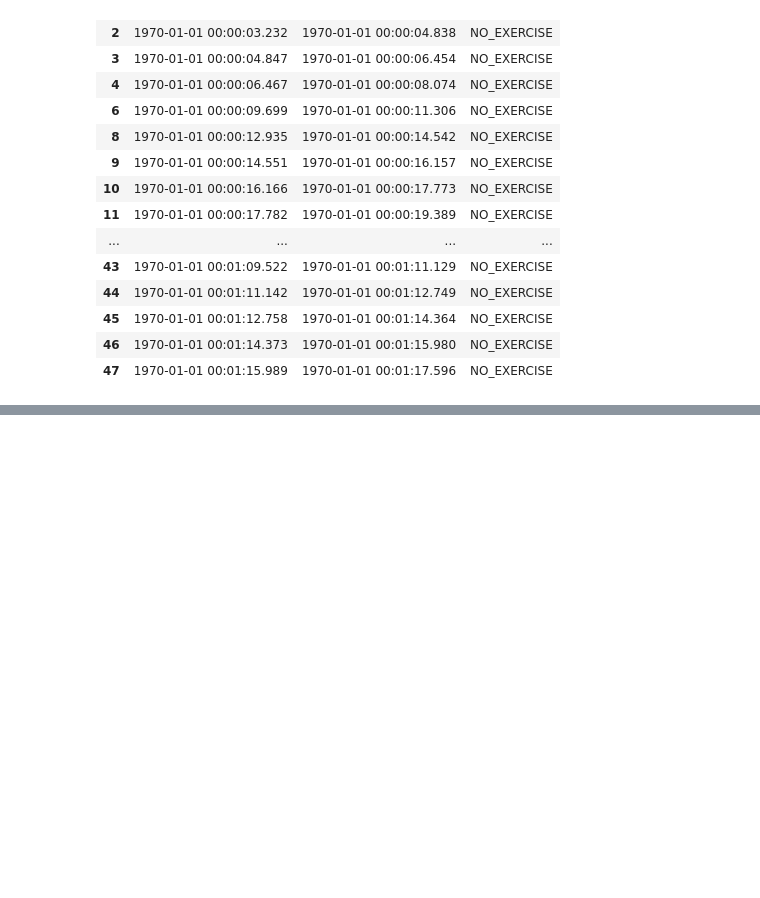
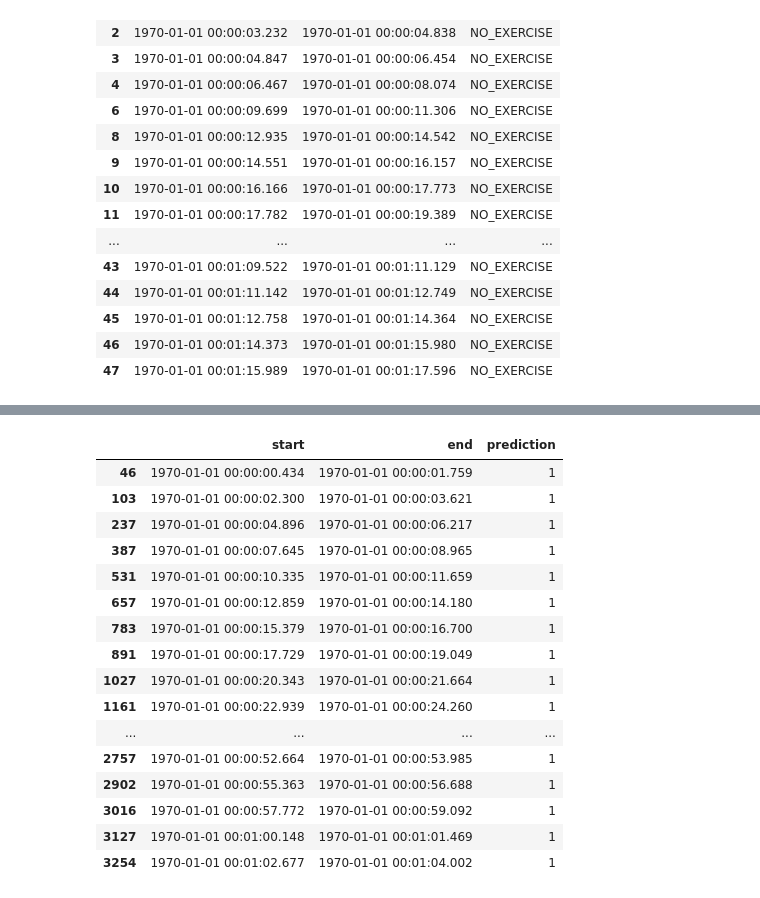
Before and after one commit to fitizens/mbd23_squats, a Jupyter notebook: Autoetiquetado_lab_experiments.ipynb, the cells around one changed output, grey strips where cells are left out. Cells and saved outputs as stored; diff of their text form; code cells hidden in the pictures; blank space fills up the shorter version.

Commit message:
new window

```diff
--- a/Autoetiquetado_lab_experiments.ipynb
+++ b/Autoetiquetado_lab_experiments.ipynb
@@ -108,7 +109,3 @@ def predict_pycaret(pipeline_ml, ventana_df):
 pipeline = load_model(model_name="squats_traditional")
 # %% [output]
 Transformation Pipeline and Model Successfully Loaded
-# %%
-ventana = prepare_data(X.iloc[0:170])
-prediction = predict_model(pipeline, ventana, raw_score=True)
-prediction.prediction_label.iloc[0]
@@ -118,7 +113,6 @@ prediction.prediction_label.iloc[0]
 # Check Data
 # %%
 tamano_ventana = 170
-nuevo_df = pd.DataFrame()
 nuevo_df_predicciones = pd.DataFrame()
 
 for i in range(0, len(X) - tamano_ventana + 1, tamano_ventana):
@@ -196,0 +184,38 @@ squats_detection
+# %%
+def predict_xgboost(modelo_input, ventana_df):
+    features = ['mean_accX', 'mean_accZ', 'mean_linAccZ', 'mean_accZ_mod',
+       'mean_gyroX_mod', 'mean_linAccX_mod', 'std_accZ', 'std_gyroX', 'std_gyroZ',
+       'std_magnX', 'std_linAccX', 'std_accZ_mod', 'std_linAccX_mod',
+       'median_accX', 'median_accZ', 'median_linAccZ', 'median_accZ_mod',
+       'median_gyroX_mod', 'median_linAccX_mod']
+    promedio_serie = ventana_df.mean()
+    std_serie = ventana_df.std()
+    median_serie = ventana_df.median()
+    nuevo_df = pd.DataFrame().append(pd.concat([promedio_serie.add_prefix('mean_'), std_serie.add_prefix('std_'), median_serie.add_prefix('median_')]), ignore_index=True)
+
+    X1 = nuevo_df[features].copy()
+    y_pred = modelo_input.predict(X1)
+    X1['start'] = ventana_df.index[0]
+    X1['end'] = ventana_df.index[-1]
+    X1['prediction'] = y_pred[0]
+    return X1[['start', 'end', 'prediction']]
+# %%
+wing_size = 70
+test_size = X.shape[0]
+window_predictions = pd.DataFrame()
+pos = wing_size
+limit = test_size - wing_size
+squats = 0
+modelo = joblib.load('modeloXGB.pkl')
+while pos <= limit:
+    start = pos - wing_size
+    end = pos + wing_size
+    window = X.iloc[start:end]
+    X1 = predict_xgboost(modelo, window)
+    window_predictions = pd.concat([window_predictions, X1], ignore_index=True)
+    if X1.prediction.iloc[0] == 1:
+        pos += 2*wing_size
+        squats += 1
+    else:
+        pos += 1
+    print(f"Step {pos+1}/{test_size}. Squats: {squats}")
@@ -196,0 +240,20 @@ squats_detection
+# %%
+window_predictions[window_predictions.prediction == 1]
+# %% [output]
+|  | start | end | prediction |
+| 46 | 1970-01-01 00:00:00.434 | 1970-01-01 00:00:01.759 | 1 |
+| 103 | 1970-01-01 00:00:02.300 | 1970-01-01 00:00:03.621 | 1 |
+| 237 | 1970-01-01 00:00:04.896 | 1970-01-01 00:00:06.217 | 1 |
+| 387 | 1970-01-01 00:00:07.645 | 1970-01-01 00:00:08.965 | 1 |
+| 531 | 1970-01-01 00:00:10.335 | 1970-01-01 00:00:11.659 | 1 |
+| 657 | 1970-01-01 00:00:12.859 | 1970-01-01 00:00:14.180 | 1 |
+| 783 | 1970-01-01 00:00:15.379 | 1970-01-01 00:00:16.700 | 1 |
+| 891 | 1970-01-01 00:00:17.729 | 1970-01-01 00:00:19.049 | 1 |
+| 1027 | 1970-01-01 00:00:20.343 | 1970-01-01 00:00:21.664 | 1 |
+| 1161 | 1970-01-01 00:00:22.939 | 1970-01-01 00:00:24.260 | 1 |
+| ... | ... | ... | ... |
+| 2757 | 1970-01-01 00:00:52.664 | 1970-01-01 00:00:53.985 | 1 |
+| 2902 | 1970-01-01 00:00:55.363 | 1970-01-01 00:00:56.688 | 1 |
+| 3016 | 1970-01-01 00:00:57.772 | 1970-01-01 00:00:59.092 | 1 |
+| 3127 | 1970-01-01 00:01:00.148 | 1970-01-01 00:01:01.469 | 1 |
+| 3254 | 1970-01-01 00:01:02.677 | 1970-01-01 00:01:04.002 | 1 |
```
Also changed, not shown: parts of 10 cells of this notebook.
